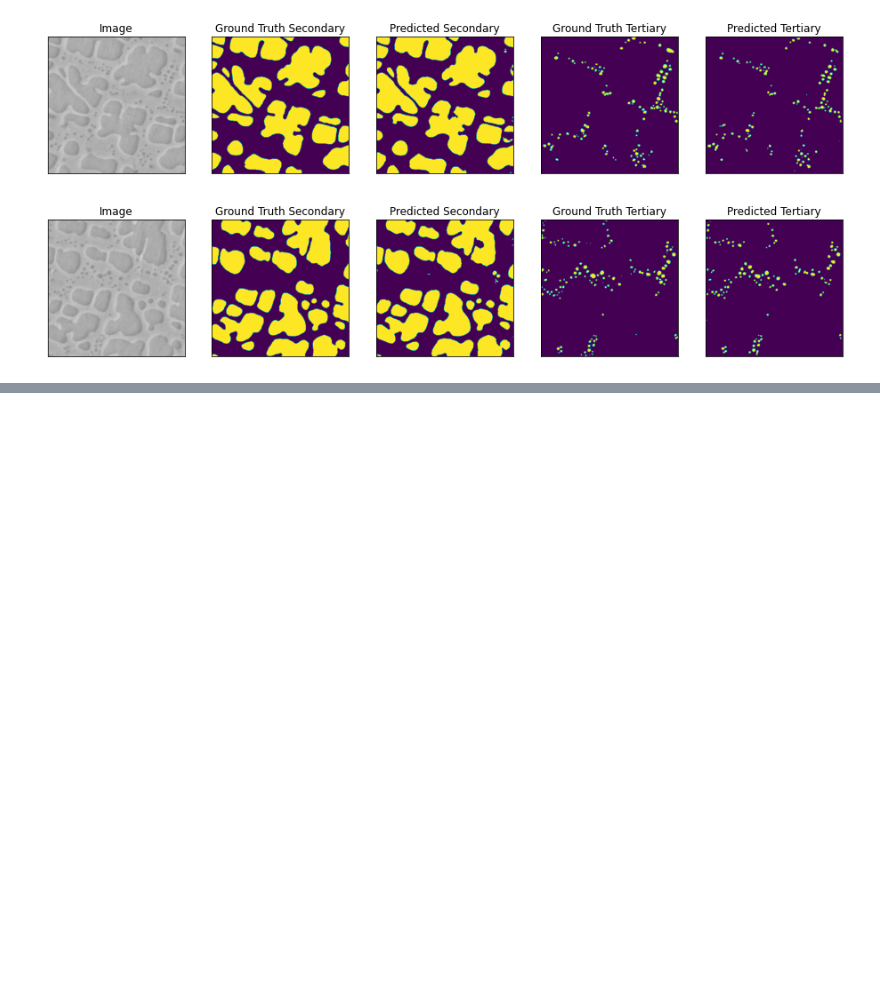
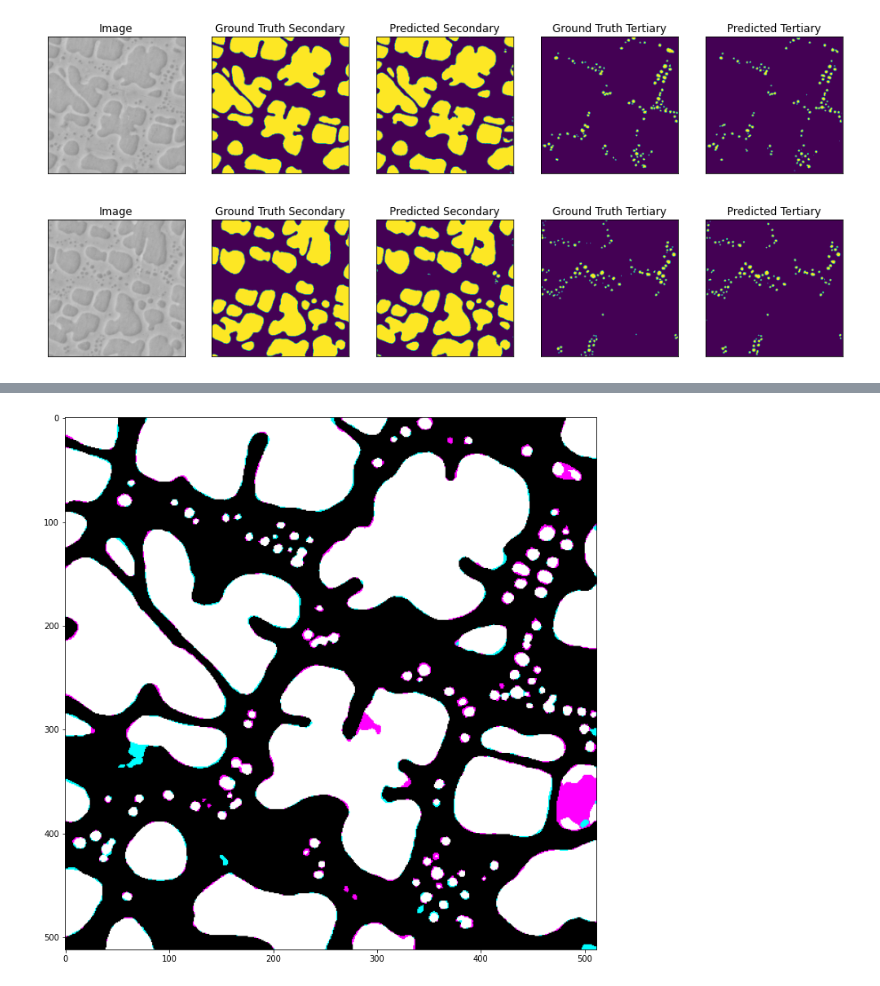
Before and after one commit to nasa/pretrained-microscopy-models, a Jupyter notebook: examples/multiclass_segmentation_example.ipynb, the cells around one changed output, grey strips where cells are left out. Cells and saved outputs as stored; diff of their text form; code cells hidden in the pictures; blank space fills up the shorter version.

```diff
--- a/examples/multiclass_segmentation_example.ipynb
+++ b/examples/multiclass_segmentation_example.ipynb
@@ -372,0 +397,7 @@ for n in range(len(test_dataset)):
+# %%
+labels = [[0,0,255], [255,0,0]]
+visual = pmm.segmentation_training.visualize_prediction_accuracy(pred, truth, labels)
+plt.figure(figsize=(12,12))
+plt.imshow(visual);
+# %% [output]
+[figure, added]
```
Also changed, not shown: parts of 6 cells of this notebook, 1 other file.
